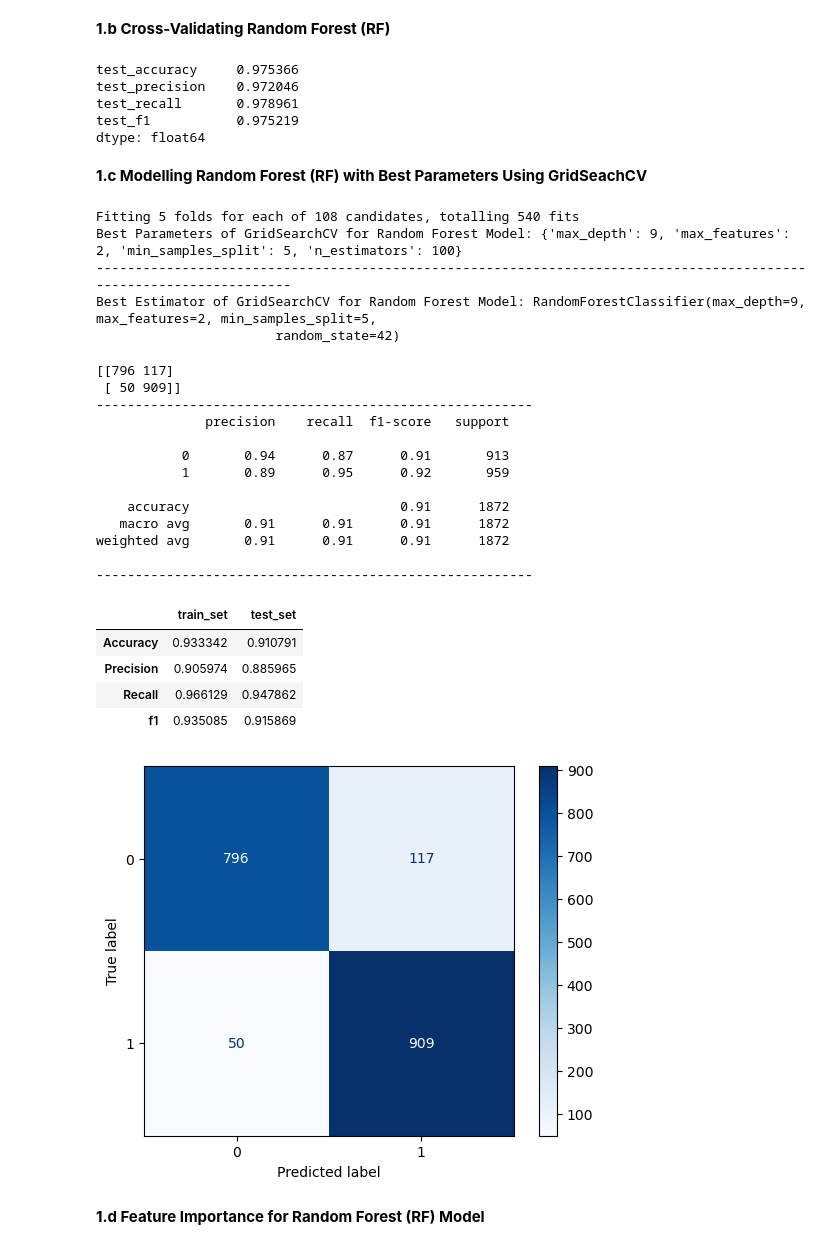
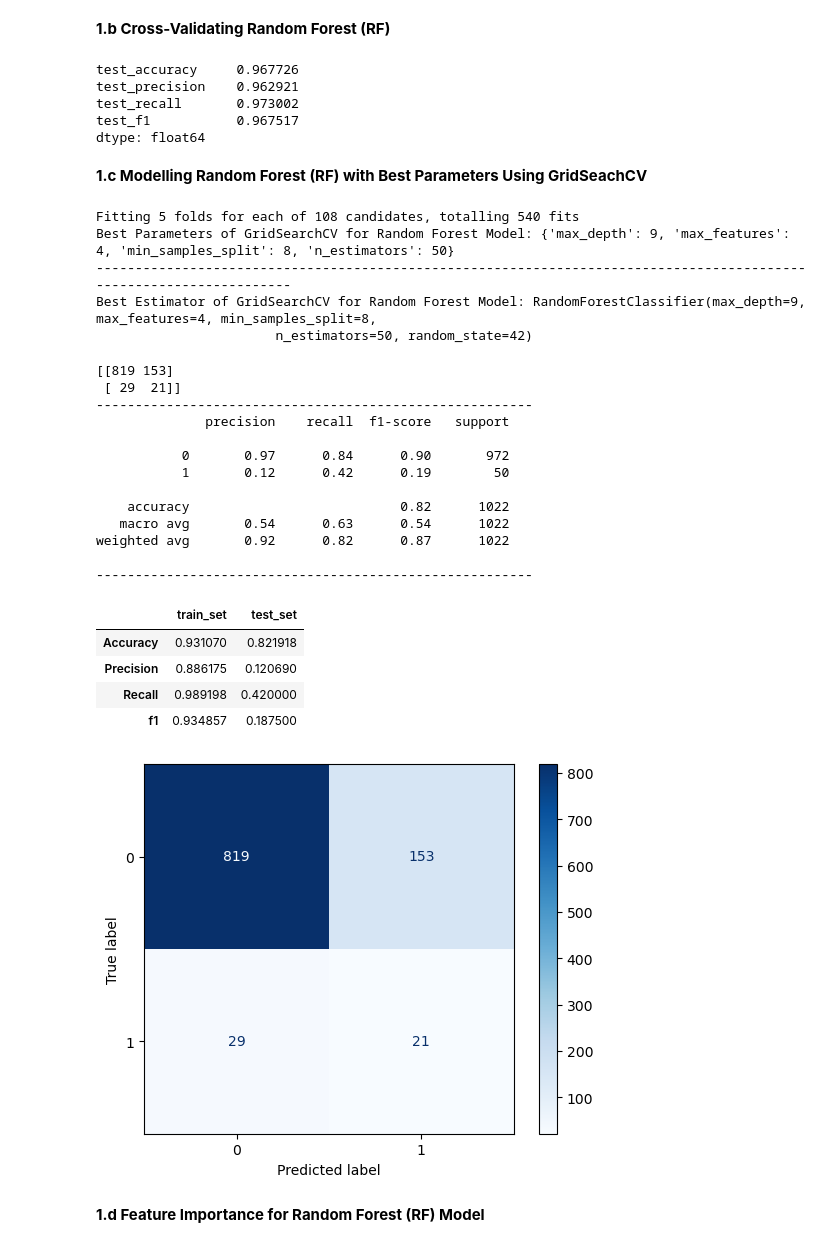
Before and after one commit to Elrayes977/Depi_Data_Science_Project, a Jupyter notebook: Stroke_Final/stroke.ipynb, the cells around one changed output. Cells and saved outputs as stored; diff of their text form; code cells hidden in the pictures.

```diff
--- a/Stroke_Final/stroke.ipynb
+++ b/Stroke_Final/stroke.ipynb
@@ -805,6 +582,0 @@ AUC Score: 0.774390243902439
-# %%
-rf = RandomForestClassifier(**best_param)
-rf.fit(X_sample, y_sample)
-
-print(classification_report(y_train, rf.predict(X_train_prep), zero_division=0))
-sns.heatmap(confusion_matrix(y_train, rf.predict(X_train_prep)), annot=True, fmt='.0f')
@@ -822,5 +582,0 @@ weighted avg       0.96      0.85      0.89      3906
-# %%
-y_pred  = (rf.predict_proba(X_train_prep)[:,1] > 0.6).astype(int)
-
-print(classification_report(y_train, y_pred))
-sns.heatmap(confusion_matrix(y_train, y_pred), annot=True, fmt='.0f')
@@ -846,15 +582,0 @@ sns.lineplot(x=recall, y=precision)
-# %%
-rf = RandomForestClassifier(**best_param)
-rf.fit(X_train_prep, y_train)
-
-y_pred_train = rf.predict(X_train_prep)
-rmse_train = root_mean_squared_error(y_train, y_pred_train)
-r2_train = r2_score(y_train, y_pred_train)
-print(f'RMSE of Train: {rmse_train}')
-print(f'R2 of Train: {r2_train}')
-
-y_pred_test = rf.predict(X_test_prep)
-rmse_test = root_mean_squared_error(y_test, y_pred_test)
-r2_test = r2_score(y_test, y_pred_test)
-print(f'RMSE of Test: {rmse_test}')
-print(f'R2 of Test: {r2_test}')
@@ -905,7 +603,7 @@ def train_val(y_train, y_train_pred, y_test, y_pred):
 # %% [markdown]
 **1.a Modelling Random Forest (RF)**
 # %%
-RF_model = RandomForestClassifier(class_weight="balanced", random_state=42)
+RF_model = RandomForestClassifier(class_weight="balanced", random_state=42, max_depth=5)
 RF_model.fit(X_sample, y_sample)
 y_pred = RF_model.predict(X_test_prep)
 y_train_pred = RF_model.predict(X_sample)
@@ -960,7 +658,7 @@ weighted avg       0.90      0.93      0.91       977
 # %% [markdown]
 **1.b Cross-Validating Random Forest (RF)**
 # %%
-rf_xvalid_model = RandomForestClassifier(max_depth=None, random_state=42)
+rf_xvalid_model = RandomForestClassifier(random_state=42)
 
 rf_xvalid_model_scores = cross_validate(rf_xvalid_model, X_sample, y_sample, scoring = ["accuracy", "precision", "recall", "f1"], cv = 5)
 rf_xvalid_model_scores = pd.DataFrame(rf_xvalid_model_scores, index = range(1, 6))
@@ -969,10 +667,10 @@ rf_xvalid_model_scores
 
 rf_xvalid_model_scores.mean()[2:]
 # %% [output]
-test_accuracy     0.975366
-test_precision    0.972046
-test_recall       0.978961
-test_f1           0.975219
+test_accuracy     0.967726
+test_precision    0.962921
+test_recall       0.973002
+test_f1           0.967517
 dtype: float64
 # %% [markdown]
 **1.c Modelling Random Forest (RF) with Best Parameters Using GridSeachCV**
@@ -987,61 +685,61 @@ RF_grid_model = RandomForestClassifier(random_state=42)
 RF_grid_model = GridSearchCV(estimator=RF_grid_model,
                              param_grid=param_grid,
                              scoring = "recall",
-                             n_jobs = -1, verbose = 2).fit(X_train, y_train)
+                             n_jobs = -1, verbose = 2).fit(X_sample, y_sample)
 
 print('\033[1mBest Parameters of GridSearchCV for Random Forest Model:\033[0m', RF_grid_model.best_params_)
 print("--------------------------------------------------------------------------------------------------------------------")
 print('\033[1mBest Estimator of GridSearchCV for Random Forest Model:\033[0m', RF_grid_model.best_estimator_)
 # %% [output]
 Fitting 5 folds for each of 108 candidates, totalling 540 fits
-Best Parameters of GridSearchCV for Random Forest Model: {'max_depth': 9, 'max_features': 2, 'min_samples_split': 5, 'n_estimators': 100}
+Best Parameters of GridSearchCV for Random Forest Model: {'max_depth': 9, 'max_features': 4, 'min_samples_split': 8, 'n_estimators': 50}
 --------------------------------------------------------------------------------------------------------------------
-Best Estimator of GridSearchCV for Random Forest Model: RandomForestClassifier(max_depth=9, max_features=2, min_samples_split=5,
-                       random_state=42)
+Best Estimator of GridSearchCV for Random Forest Model: RandomForestClassifier(max_depth=9, max_features=4, min_samples_split=8,
+                       n_estimators=50, random_state=42)
 # %%
-RF_grid_model = RandomForestClassifier(max_depth=9, max_features=3, n_estimators=50, random_state=42, min_samples_split=2)
-RF_grid_model.fit(X_train, y_train)
-y_pred = RF_grid_model.predict(X_test)
-y_train_pred = RF_grid_model.predict(X_train)
+RF_grid_model = RandomForestClassifier(max_depth=9, max_features=4, n_estimators=50, random_state=42, min_samples_split=8)
+RF_grid_model.fit(X_sample, y_sample)
+y_pred = RF_grid_model.predict(X_test_prep)
+y_train_pred = RF_grid_model.predict(X_sample)
 
 rf_grid_f1 = f1_score(y_test, y_pred)
 rf_grid_acc = accuracy_score(y_test, y_pred)
 rf_grid_recall = recall_score(y_test, y_pred)
 rf_grid_auc = roc_auc_score(y_test, y_pred)
 
 print(confusion_matrix(y_test, y_pred))
 print("\033[1m--------------------------------------------------------\033[0m")
 print(classification_report(y_test, y_pred))
 print("\033[1m--------------------------------------------------------\033[0m")
 
 # Compute the confusion matrix
 cm = confusion_matrix(y_test, y_pred)
 
 # Create and display the confusion matrix plot
 disp = ConfusionMatrixDisplay(confusion_matrix=cm, display_labels=RF_grid_model.classes_)
 disp.plot(cmap=plt.cm.Blues)
 
-train_val(y_train, y_train_pred, y_test, y_pred)
+train_val(y_sample, y_train_pred, y_test, y_pred)
 # %% [output]
-[[796 117]
- [ 50 909]]
+[[819 153]
+ [ 29  21]]
 --------------------------------------------------------
               precision    recall  f1-score   support
 
-           0       0.94      0.87      0.91       913
-           1       0.89      0.95      0.92       959
+           0       0.97      0.84      0.90       972
+           1       0.12      0.42      0.19        50
 
-    accuracy                           0.91      1872
-   macro avg       0.91      0.91      0.91      1872
-weighted avg       0.91      0.91      0.91      1872
+    accuracy                           0.82      1022
+   macro avg       0.54      0.63      0.54      1022
+weighted avg       0.92      0.82      0.87      1022
 
 --------------------------------------------------------
 |  | train_set | test_set |
-| Accuracy | 0.933342 | 0.910791 |
-| Precision | 0.905974 | 0.885965 |
-| Recall | 0.966129 | 0.947862 |
-| f1 | 0.935085 | 0.915869 |
+| Accuracy | 0.931070 | 0.821918 |
+| Precision | 0.886175 | 0.120690 |
+| Recall | 0.989198 | 0.420000 |
+| f1 | 0.934857 | 0.187500 |
-[figure, old version]
+[figure, new version]
 # %% [markdown]
 **1.d Feature Importance for Random Forest (RF) Model**
 # %%
```
Also changed, not shown: parts of 60 cells of this notebook, 2 other files.
